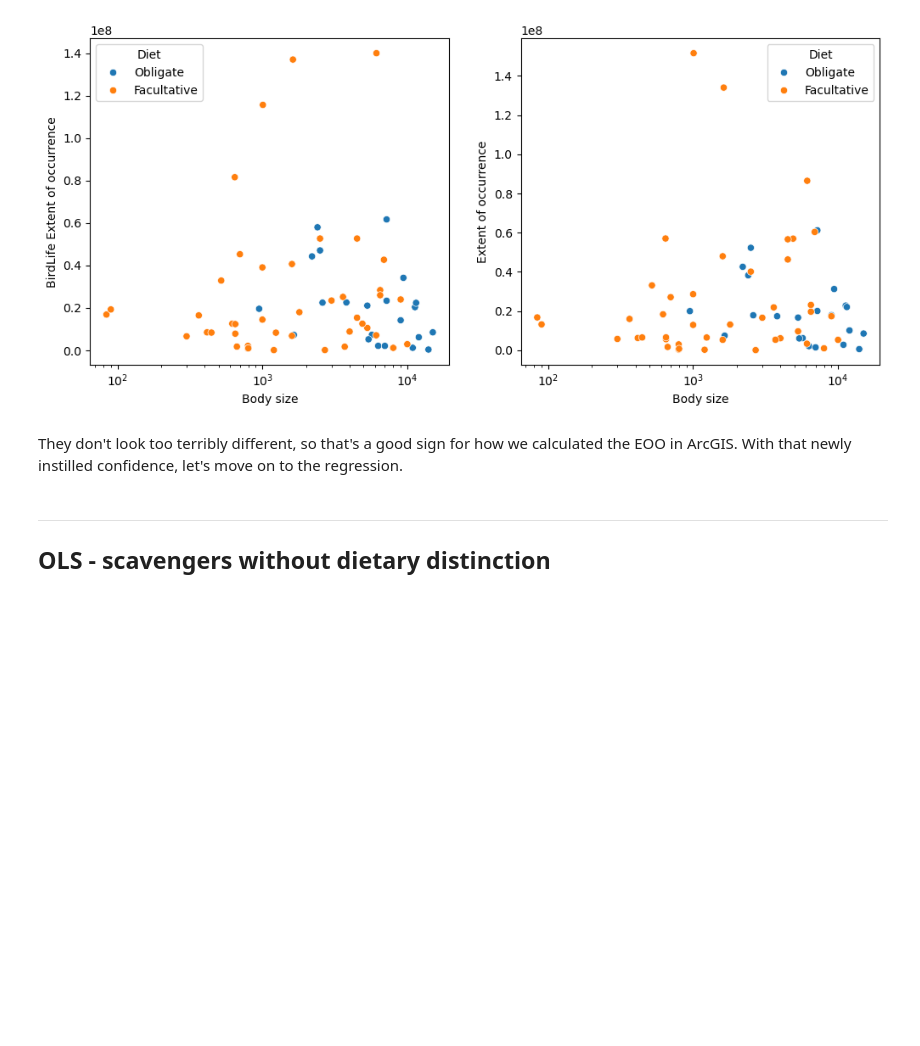
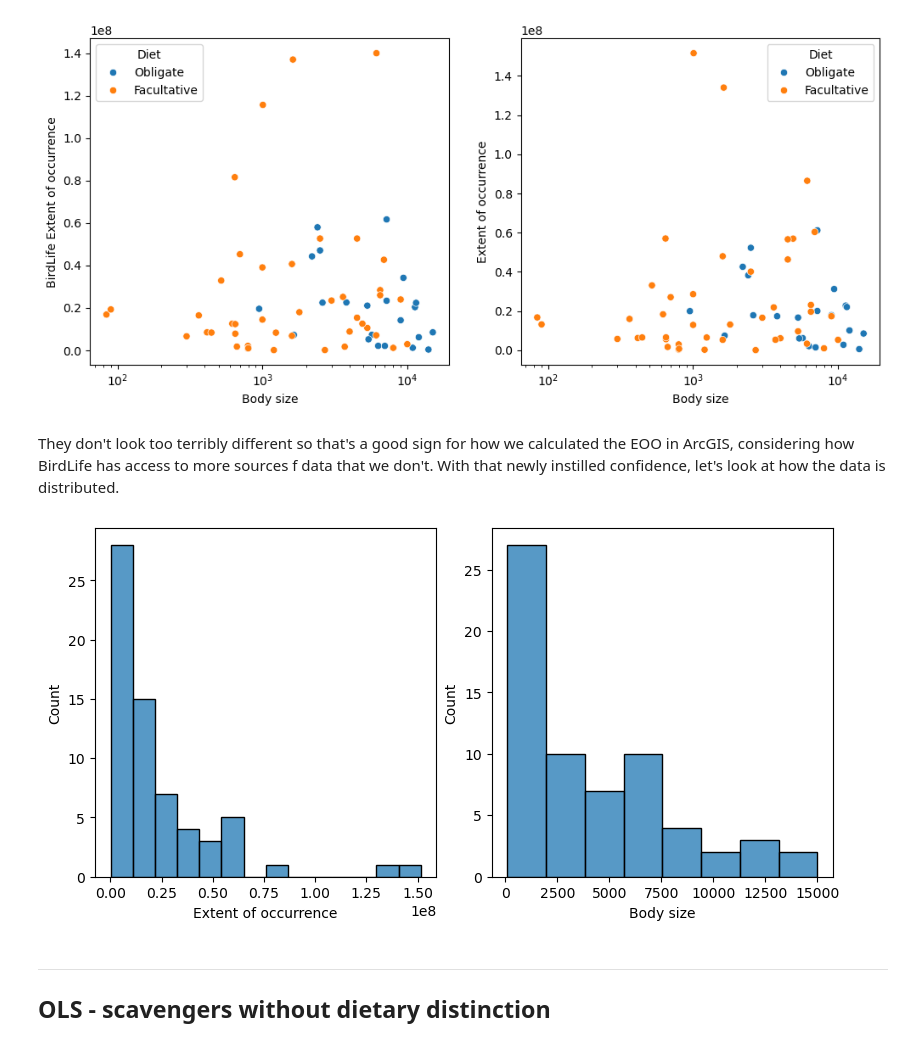
Before and after one commit to TheMightiestCrab/Macroecology, a Jupyter notebook: code/scavengers.ipynb, the cells around one changed output. Drawn from its saved outputs; the diff is of its cells as text; code cells hidden in the pictures; blank space fills up the shorter version.

```diff
--- a/code/scavengers.ipynb
+++ b/code/scavengers.ipynb
@@ -84,7 +98,17 @@ plt.show()
 # %% [output]
 [figure]
 # %% [markdown]
-They don't look too terribly different, so that's a good sign for how we calculated the EOO in ArcGIS. With that newly instilled confidence, let's move on to the regression.
+They don't look too terribly different so that's a good sign for how we calculated the EOO in ArcGIS, considering how BirdLife has access to more sources f data that we don't. With that newly instilled confidence, let's look at how the data is distributed.
+# %%
+fig, [ax1, ax2] = plt.subplots(1, 2, figsize = (8,4), layout="constrained")
+
+sns.histplot(ax=ax1, data=scavengers, x="Extent of occurrence",) #  log_scale=True
+
+sns.histplot(ax=ax2, data=scavengers, x="Body size",) #  log_scale=True
+
+plt.show()
+# %% [output]
+[figure, added]
 # %% [markdown]
 -----------
 ## OLS - scavengers without dietary distinction
```
Also changed, not shown: parts of 10 cells of this notebook.
